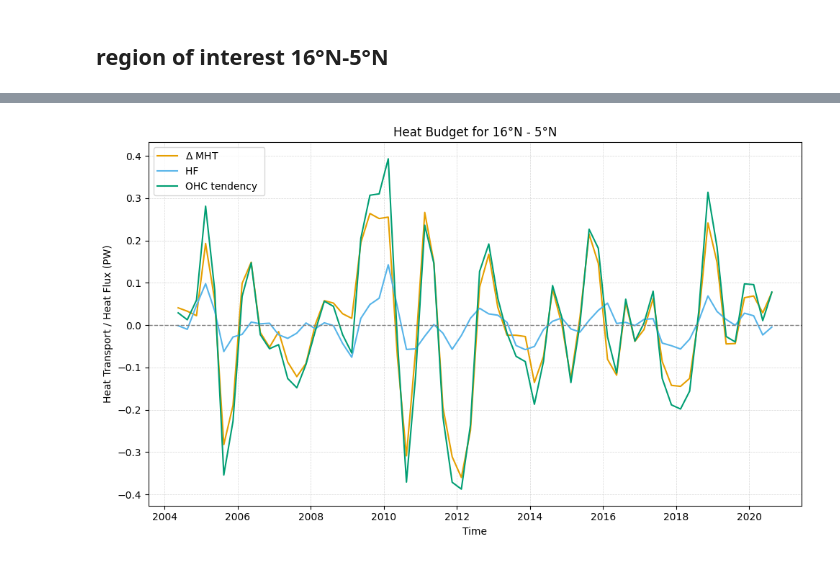
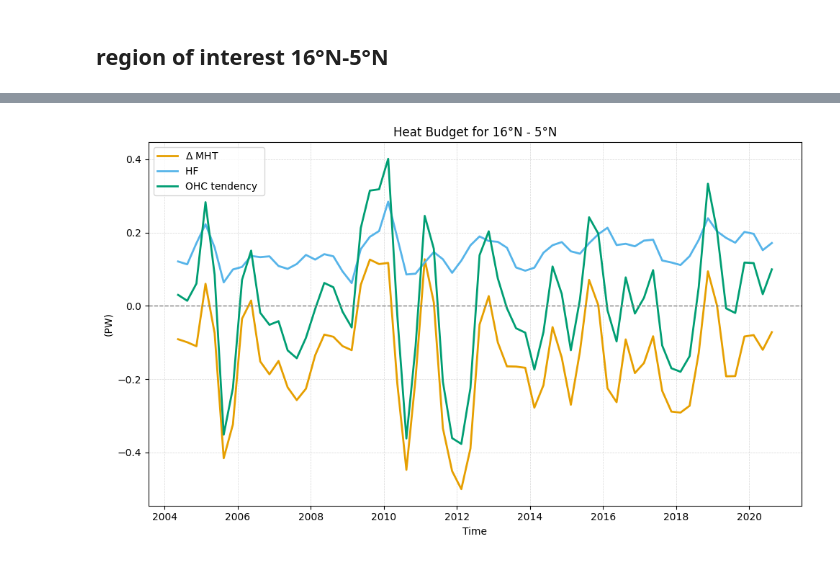
Before and after one commit to lea-dietz/masterthesis, a Jupyter notebook: coding/heatbudget.ipynb, the cells around one changed output, grey strips where cells are left out. Drawn from its saved outputs; the diff is of its cells as text; code cells hidden in the pictures.

```diff
--- a/coding/heatbudget.ipynb
+++ b/coding/heatbudget.ipynb
@@ -113,13 +215,12 @@ region_info = {"idx": regions, "labels": region_labels, "bounds": region_bounds}
 # %%
-idx_16 = [np.where((lats == 16))[0][0]]
-idx_5 = [np.where((lats == 5))[0][0]]
+## mht
+mht_16N = mht_mean.isel(lat=idx_16)
+mht_5N = mht_mean.isel(lat=idx_5)
+mht_region = - mht_16N + mht_5N
+mht_region = mht_region.squeeze('lat', drop=True)
 
-## mht
-mht_16N = mht_detrended_anom.isel(lat=idx_16)
-mht_5N = mht_detrended_anom.isel(lat=idx_5)
-mht_diff_16_5 = - mht_16N + mht_5N
-mht_diff_16_5 = mht_diff_16_5.squeeze('lat', drop=True)
+## htc, hf, ohct for 16°N-5°N region
 
-## hf
-idx_16_5 = [i for i, label in enumerate(region_labels) if label == "16°N-5°N"][0]
-hf_16_5 = hf_detrended.isel(number_regions=idx_16_5)
+htc_region = htc_mean.isel(number_regions=region_idx)
+hf_region  = hf_mean.isel(number_regions=region_idx)
+ohct_region = ohct_mean.isel(number_regions=region_idx)
@@ -129,20 +227,23 @@ ohct_16_5 = ohct_detrended.isel(number_regions=idx_16_5)
 # %%
 colors = ["#E69F00", "#56B4E9", "#009E73", "#F0E442", "#0072B2", "#D55E00", "#CC79A7", "#000000"]
-
+linewidth = 2.0
 fig = plt.figure(figsize=(10, 6))
-plt.plot(mht_diff_16_5.time, mht_diff_16_5, label="$\Delta$ MHT", color=colors[0])
-plt.plot(hf_16_5.time, hf_16_5, label="HF ", color=colors[1])
-plt.plot(ohct_16_5.time, ohct_16_5, label="OHC tendency ", color=colors[2])
-# plt.plot(ohc_dt_calc.time, ohc_dt_calc, label="MHT - HF ", color=colors[5])
+plt.plot(mht_region.time, mht_region, label="$\Delta$ MHT", color=colors[0], linewidth=linewidth)
+# plt.plot(htc_region.time, htc_region, label="HTC", color=colors[3], linestyle="--", zorder=5, linewidth=linewidth-0.5)
+plt.plot(hf_region.time, hf_region, label="HF ", color=colors[1], linewidth=linewidth)
+plt.plot(ohct_region.time, ohct_region, label="OHC tendency ", color=colors[2], linewidth=linewidth)
+# plt.plot(mht_region.time, mht_region + hf_region, label="MHT + HF ", color=colors[5], linestyle="--", zorder=5, linewidth=linewidth-0.5)
+# plt.plot(ohc_dt_calc.time, ohc_dt_calc, label="MHT + HF ", color=colors[5], linestyle="--", zorder=5)
+# plt.plot(ohc_dt_calc_htc.time, ohc_dt_calc_htc, label="HTC + HF ", color=colors[6], linestyle="-.", zorder=5)
 
 plt.title("Heat Budget for 16°N - 5°N")
 plt.xlabel("Time")
-plt.ylabel("Heat Transport / Heat Flux (PW)")
+plt.ylabel("(PW)")
 plt.axhline(0, color="grey", linewidth=1.0, linestyle="--")
 plt.legend()
 plt.grid(alpha=0.5, linestyle="--", linewidth=0.5)
 plt.tight_layout()
 os.makedirs("heatbudget/", exist_ok=True)
 plt.savefig(f"heatbudget/16_5N_components", dpi=300, bbox_inches='tight')
 # %% [output]
-[figure, old version]
+[figure, new version]
```
Also changed, not shown: parts of 14 cells of this notebook, 37 other files.
